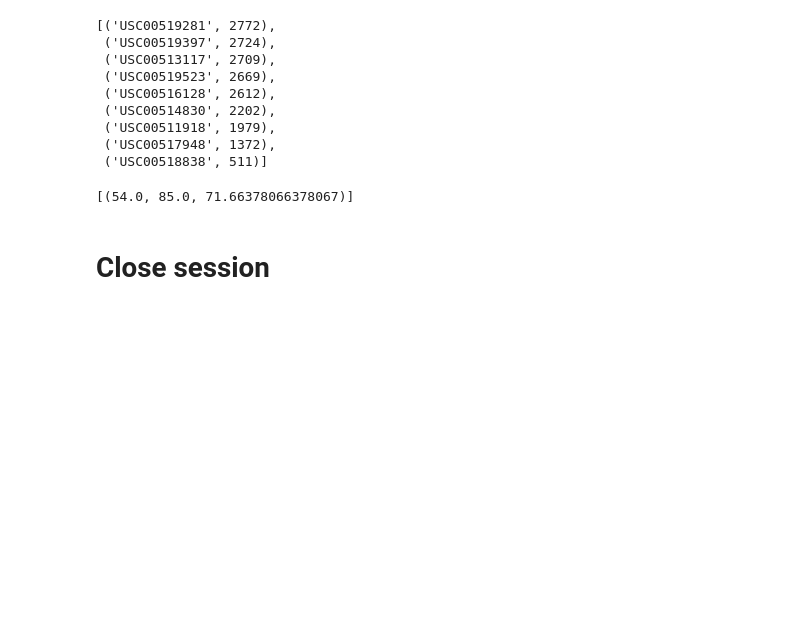
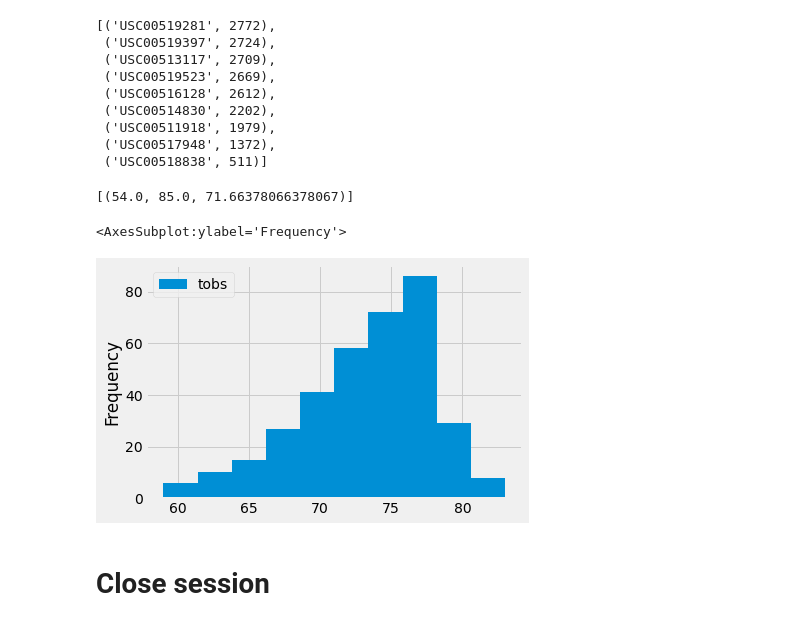
Before and after one commit to geofftm/sqlalchemy-challenge, a Jupyter notebook: climate_starter.ipynb, the cells around one changed output. Drawn from its saved outputs; the diff is of its cells as text; code cells hidden in the pictures; blank space fills up the shorter version.

Commit message:
histogram save

```diff
--- a/climate_starter.ipynb
+++ b/climate_starter.ipynb
@@ -173,7 +173,22 @@ session.query(func.min(Measurement.tobs),
 [(54.0, 85.0, 71.66378066378067)]
 # %%
 # Using the most active station id
-# Query the last 12 months of temperature observation data for this station and plot the results as a histogram
+# Query the last 12 months of temperature observation data
+#for this station and plot the results as a histogram
+
+year_most_active_station = session.query(Measurement.date, Measurement.tobs)\
+.filter(Measurement.date >= '2016-08-23').filter(Measurement.date <= '2017-08-23').\
+filter(Measurement.station == 'USC00519281').all()
+
+df = pd.DataFrame(year_most_active_station).dropna()
+
+df.head(50)
+
+df.plot.hist()
+# plt.xlabel("Temperature")
+# %% [output]
+<AxesSubplot:ylabel='Frequency'>
+[figure, added]
 # %% [markdown]
 # Close session
 # %%
```
Also changed, not shown: parts of 1 cell of this notebook.
